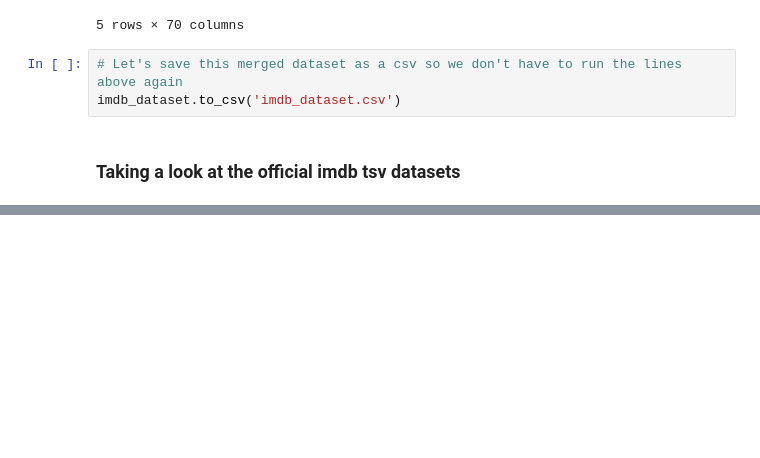
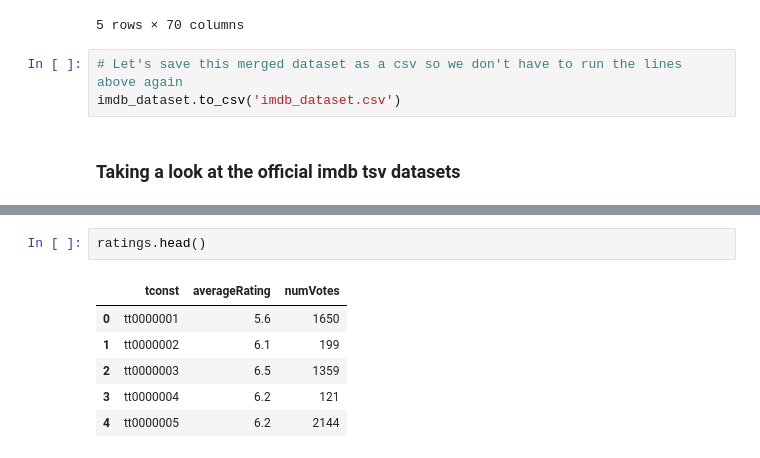
Before and after one commit to samuelhepner/horror_movies, a Jupyter notebook: merge_datasets.ipynb, the cells around one changed output, grey strips where cells are left out. Drawn from its saved outputs; the diff is of its cells as text; blank space fills up the shorter version.

```diff
--- a/merge_datasets.ipynb
+++ b/merge_datasets.ipynb
@@ -124,0 +127,9 @@ title.tail()
+# %%
+ratings.head()
+# %% [output]
+|  | tconst | averageRating | numVotes |
+| 0 | tt0000001 | 5.6 | 1650 |
+| 1 | tt0000002 | 6.1 | 199 |
+| 2 | tt0000003 | 6.5 | 1359 |
+| 3 | tt0000004 | 6.2 | 121 |
+| 4 | tt0000005 | 6.2 | 2144 |
```
Also changed, not shown: parts of 11 cells of this notebook, 2 other files.
